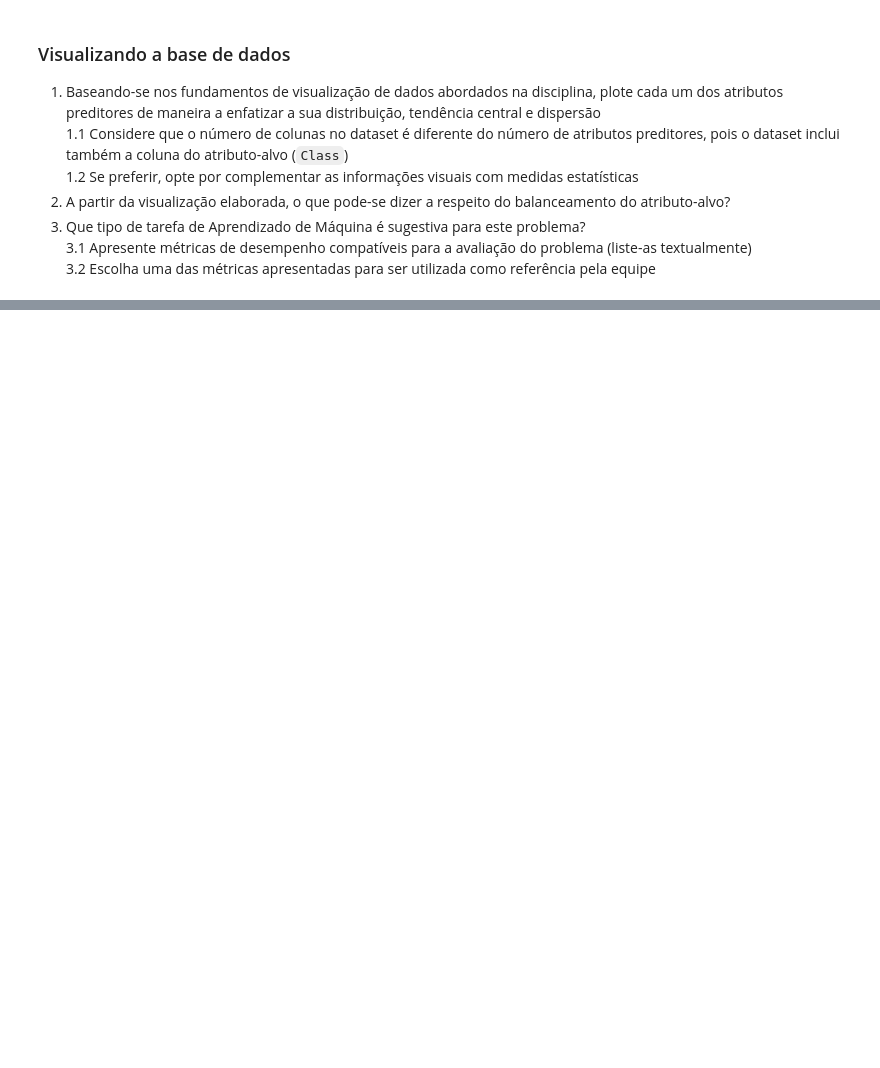
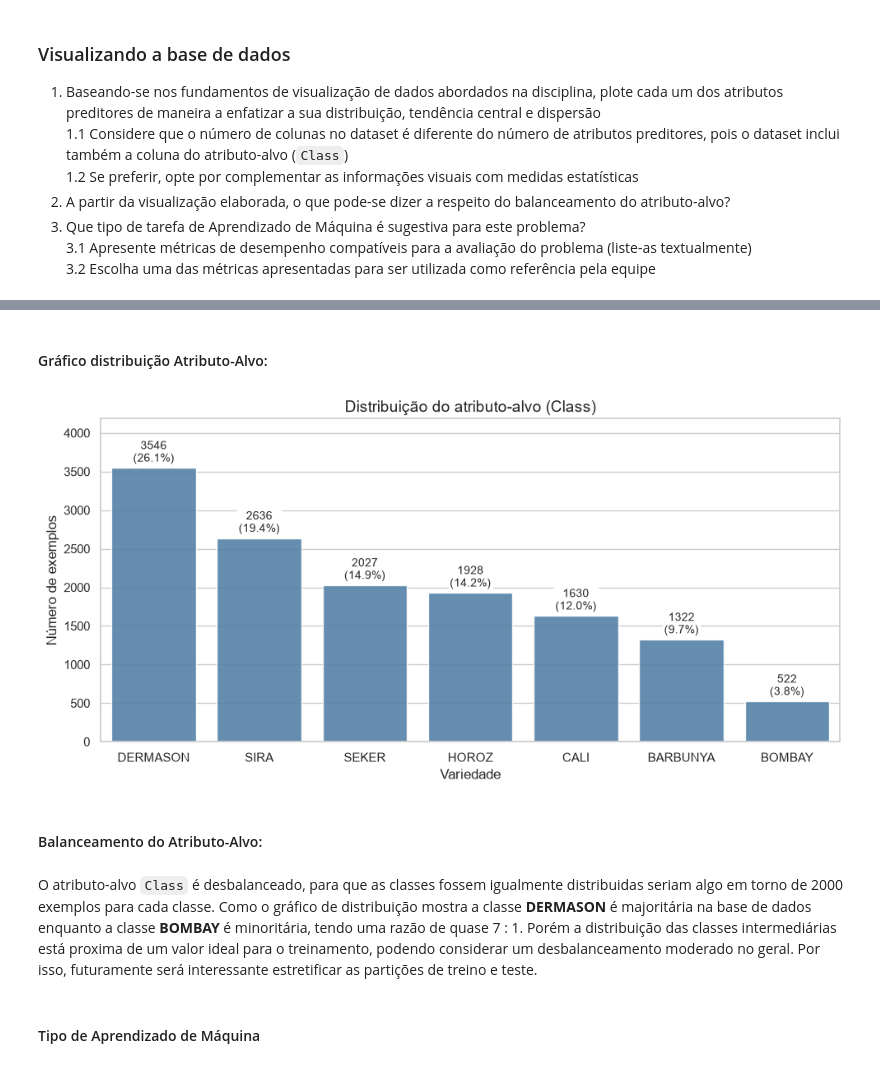
Before and after one commit to bernardo-gontijo/Projeto-Pratico-2.2, a Jupyter notebook: Notebooks/PP2.2.1 - Conhecendo o Conjunto de Dados.ipynb, the cells around one changed output, grey strips where cells are left out. Cells and saved outputs as stored; diff of their text form; code cells hidden in the pictures; blank space fills up the shorter version.

```diff
--- a/Notebooks/PP2.2.1 - Conhecendo o Conjunto de Dados.ipynb
+++ b/Notebooks/PP2.2.1 - Conhecendo o Conjunto de Dados.ipynb
@@ -178,0 +211,26 @@ Ele é codificado na base original com texto (str), com o nome da variedade como
+# %% [markdown]
+#### Gráfico distribuição Atributo-Alvo:
+# %%
+contagem = df['Class'].value_counts()
+percentual = df['Class'].value_counts(normalize=True) * 100
+
+fig, ax = plt.subplots(figsize=(10, 5))
+sns.barplot(x=contagem.index, y=contagem.values, color='steelblue', alpha=0.9, ax=ax)
+
+for i, (qtd, pct) in enumerate(zip(contagem, percentual)):
+    ax.text(i, qtd + 40, f'{qtd}\n({pct:.1f}%)', ha='center', va='bottom', fontsize=10, bbox=dict(facecolor='white', pad=1))
+
+ax.set_title("Distribuição do atributo-alvo (Class)", fontsize=14)
+ax.set_xlabel('Variedade')
+ax.set_ylabel('Número de exemplos')
+ax.set_ylim(0, contagem.max() * 1.18)
+plt.tight_layout()
+plt.show()
+# %% [output]
+[figure, added]
+# %% [markdown]
+#### Balanceamento do Atributo-Alvo:
+# %% [markdown]
+O atributo-alvo `Class` é desbalanceado, para que as classes fossem igualmente distribuidas seriam algo em torno de 2000 exemplos para cada classe. Como o gráfico de distribuição mostra a classe **DERMASON** é majoritária na base de dados enquanto a classe **BOMBAY** é minoritária, tendo uma razão de quase 7 : 1. Porém a distribuição das classes intermediárias está proxima de um valor ideal para o treinamento, podendo considerar um desbalanceamento moderado no geral. Por isso, futuramente será interessante estretificar as partições de treino e teste.
+# %% [markdown]
+#### Tipo de Aprendizado de Máquina
```
Also changed, not shown: parts of 11 cells of this notebook.
